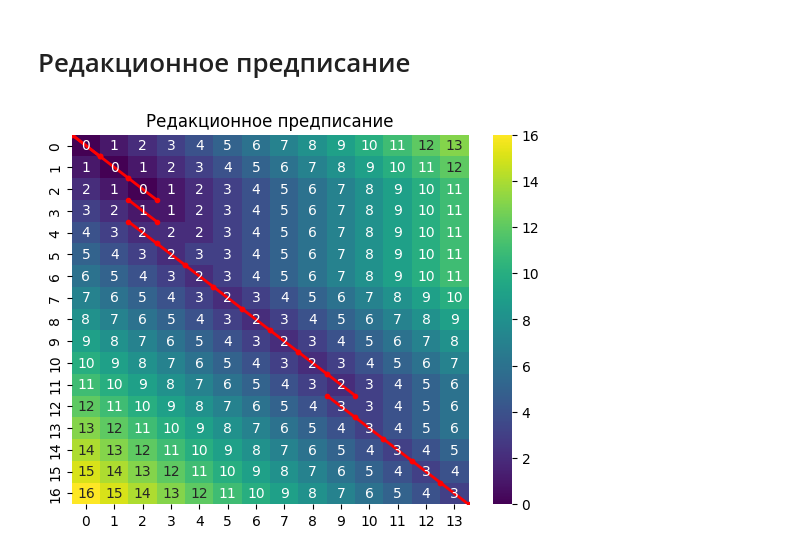
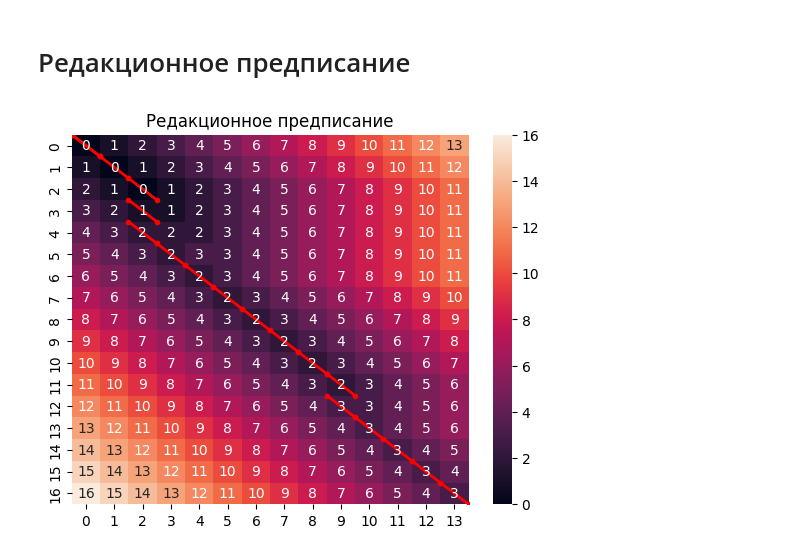
Before and after one commit to spaceswimmer/Pertoleum-Geology-Projects, a Jupyter notebook: Artemiy_Fishchuk_examples/06 Lithology/task.ipynb, the cells around one changed output. Saved outputs shown, nothing was run; the diff lists cells and outputs as text; code cells hidden in the pictures.

```diff
--- a/Artemiy_Fishchuk_examples/06 Lithology/task.ipynb
+++ b/Artemiy_Fishchuk_examples/06 Lithology/task.ipynb
@@ -127,7 +131,7 @@ Finished in  0.0009980201721191406
 # %% [markdown]
 # Редакционное предписание
 # %%
-sns.heatmap(lev_matr, cmap='viridis', annot=True)
+sns.heatmap(lev_matr, annot=True)
 
 # Здесь будем хранить информацию о коррелировании пластов
 correlate = []
@@ -148,10 +152,8 @@ while i != 0 and j != 0:
         diag_val = lev_matr[i-1, j-1]
 
         # Когда породы коррелируют (диагонали равны) - ничего не меняем
-
         if (search_value == diag_val and left_val == upper_val) or search_value == upper_val:
 
-            # Рисование ломаной линии
             plt.plot([j-1,j], [i-1,i], color='red', linestyle='-', linewidth=2, marker='o', markersize=3, markeredgecolor='red')
 
             correlate.append('Пласты коррелируют')
@@ -164,7 +166,6 @@ while i != 0 and j != 0:
         # Когда необходимо вставить букву = выкливается пласт Таежная 3
         elif min([left_val, upper_val, diag_val]) == upper_val:
 
-            # Рисование ломаной линии
             plt.plot([j,j+1], [i-1,i], color='red', linestyle='-', linewidth=2, marker='o', markersize=3, markeredgecolor='red')
 
             correlate.append('Пласт Таежная_3 - выклинивается')
@@ -173,40 +174,37 @@ while i != 0 and j != 0:
 
             search_value = lev_matr[i][j]
 
-
         # Когда необходимо поменять буквы - корреляция пластов
-
         elif min([left_val, upper_val, diag_val]) == diag_val:
 
-            # Рисование ломаной линии
             plt.plot([j-1,j], [i-1,i], color='red', linestyle='-', linewidth=2, marker='o', markersize=3, markeredgecolor='red')
 
             correlate.append('Пласты коррелируют')
 
 
             i -= 1
             j-= 1
 
             search_value = lev_matr[i][j]
 
-        # Когда необходимо удалить букву - у нас такой вариант точно не встретится в задаче
+        # Когда необходимо удалить букву, но такого быть не должно
         elif min([left_val, upper_val, diag_val]) == left_val:
 
             # Рисование ломаной линии
             plt.plot([j-2,j-1], [i-1,i], color='red', linestyle='-', linewidth=2, marker='o', markersize=3, markeredgecolor='red')
 
             correlate.append('Пласт Таежная_2 - выклинивается')
 
 
             j -= 1
 
             search_value = lev_matr[i][j]
 
 plt.plot([0,1], [0,1], color='red', linestyle='-', linewidth=2, marker='o', markersize=3, markeredgecolor='red')
 
 plt.title('Редакционное предписание')
-
+correlate = correlate[::-1]
 # Отображение графика
 plt.show()
 # %% [output]
-[figure, old version]
+[figure, new version]
```
Also changed, not shown: parts of 5 cells of this notebook.
